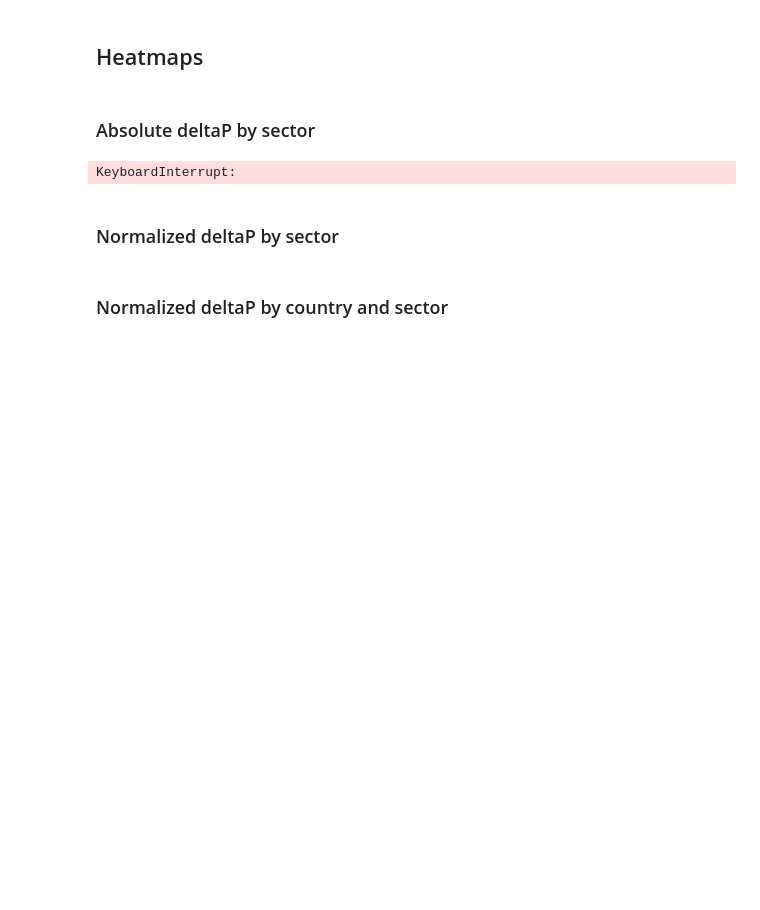
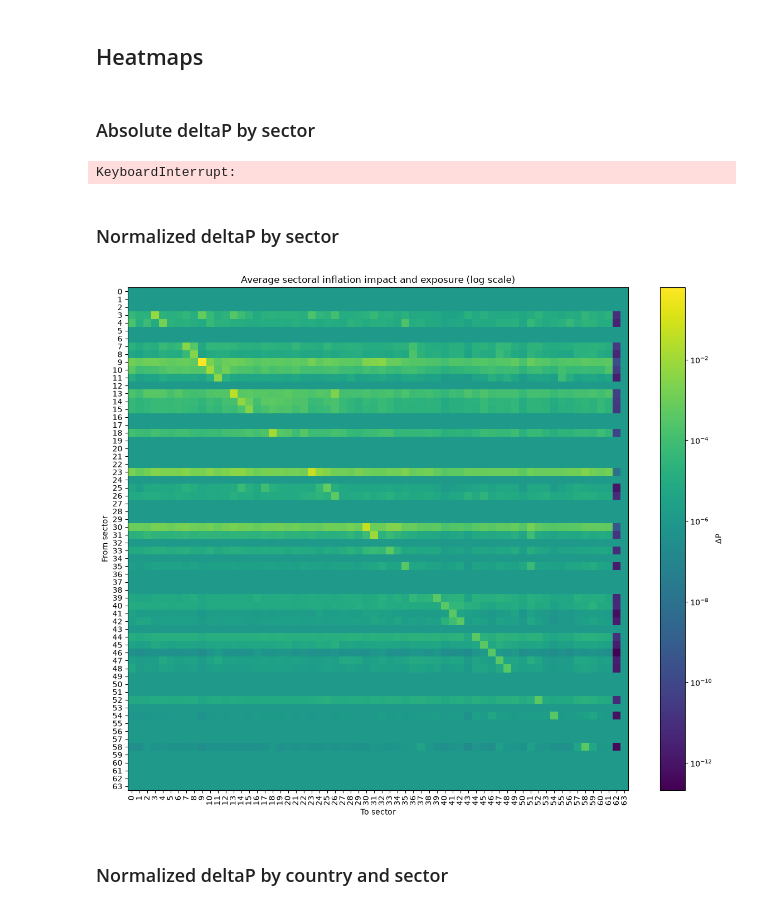
Before and after one commit to wirth-florian/eu-ets-inflation-impact, a Jupyter notebook: code/carbonflation_modelling_new.ipynb, the cells around one changed output. Cells and saved outputs as stored; diff of their text form; code cells hidden in the pictures; blank space fills up the shorter version.

```diff
--- a/code/carbonflation_modelling_new.ipynb
+++ b/code/carbonflation_modelling_new.ipynb
@@ -86,18 +86,18 @@ M = M["all", [countries]]
 E = E[[countries], "all"]
 
 # after removing ROW
-x_t1_after = T.sum(axis = 0) + V.sum(axis = 0) + M.sum(axis = 0) # remove inter-industry ROW trade by selecting only countries other than ROW
-x_t2_after = T.sum(axis = 1) + Y.sum(axis = 1) + E.sum(axis = 1) # remove inter-industry ROW trade by selecting only countries other than ROW
-x_s_after = S.sum(axis = 0)
+x_t1 = T.sum(axis = 0) + V.sum(axis = 0) + M.sum(axis = 0) # remove inter-industry ROW trade by selecting only countries other than ROW
+x_t2 = T.sum(axis = 1) + Y.sum(axis = 1) + E.sum(axis = 1) # remove inter-industry ROW trade by selecting only countries other than ROW
+x_s = S.sum(axis = 0)
 
 print("First balance after ROW removal: iT + iV = (Ti + Yi)'")
-print((x_t1_after - x_t2_after).to_pandas().describe())
+print((x_t1 - x_t2).to_pandas().describe())
 print()
 print("Second balance after ROW removal: iS = iT + iV")
-print((x_s_after - x_t1_after).to_pandas().describe())
+print((x_s - x_t1).to_pandas().describe())
 
 # take any gross output computation as X
-X = x_t1_after
+X = x_t1
 # %% [output]
 First balance: iT + iV = (Ti + Yi)'
                   0
@@ -724,26 +657,28 @@ KeyboardInterrupt:
 # %% [markdown]
 ### Normalized deltaP by sector
 # %%
-values = abs(deltaP.sum(on = "countries").data)/len(countries)
+values = abs(P.sum(on = "countries").data)/len(countries)
 values[values == 0] = 1e-6  # Avoid log(0) by replacing zeros with a small value
 
 n_rows, n_cols = values.shape
 
 plt.figure(figsize=(12, 10))
 plt.imshow(values, cmap='viridis', aspect='auto', norm=LogNorm())
 
 # Set all ticks and labels
 plt.xticks(ticks=np.arange(n_cols), rotation=90)
 plt.yticks(ticks=np.arange(n_rows))
 
 
 plt.colorbar(label='ΔP')
 plt.title("Average sectoral inflation impact and exposure (log scale)")
 plt.xlabel("To sector")
 plt.ylabel("From sector")
 plt.tight_layout()
-plt.savefig(os.path.join(figure_path, "heatmap_sectors_normalized.png"), bbox_inches='tight', dpi=300)
+#plt.savefig(os.path.join(figure_path, "heatmap_sectors_normalized.png"), bbox_inches='tight', dpi=300)
 plt.show()
+# %% [output]
+[figure, added]
 # %% [markdown]
 ### Normalized deltaP by country and sector
 # %%
```
Also changed, not shown: parts of 14 cells of this notebook, 15 other files.
